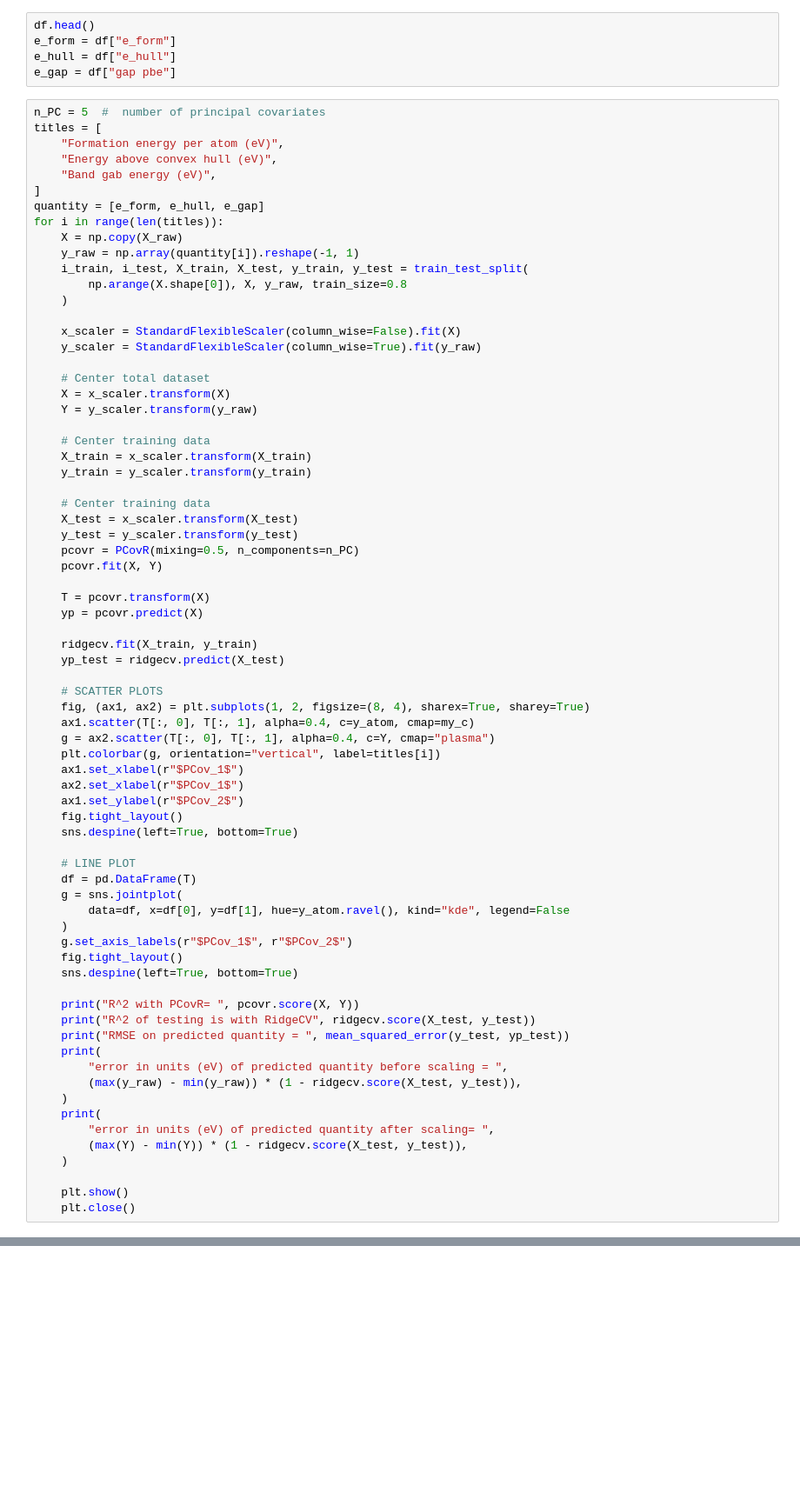
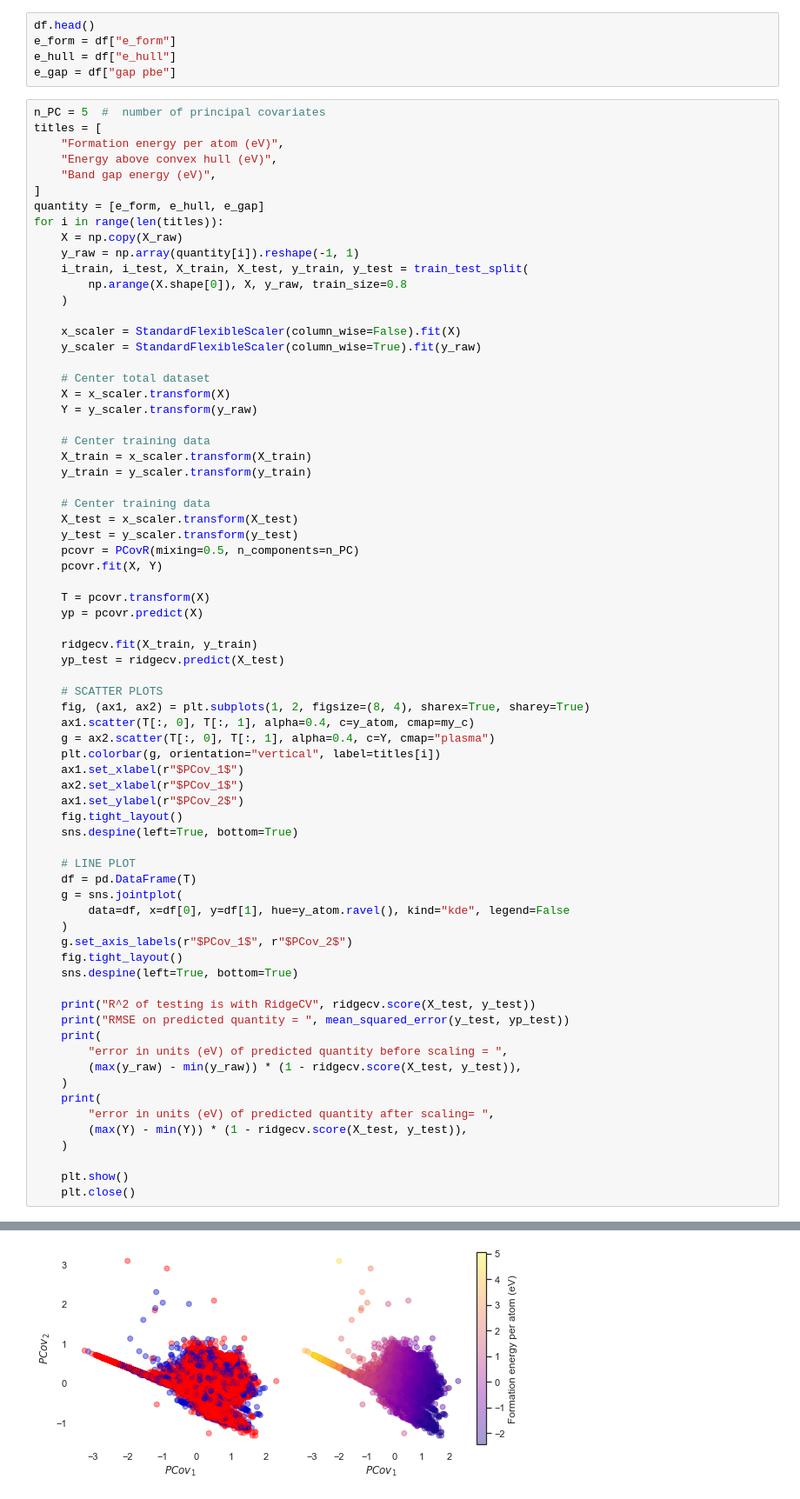
Before and after one commit to epfl-theos/r4-project, a Jupyter notebook: src/3.Energies_Pcovr.ipynb, the cells around one changed output, grey strips where cells are left out. Shown: that part at 87% size. Cells and saved outputs as stored; diff of their text form; blank space fills up the shorter version.

```diff
--- a/src/3.Energies_Pcovr.ipynb
+++ b/src/3.Energies_Pcovr.ipynb
@@ -152,7 +177,7 @@ n_PC = 5  #  number of principal covariates
 titles = [
     "Formation energy per atom (eV)",
     "Energy above convex hull (eV)",
-    "Band gab energy (eV)",
+    "Band gap energy (eV)",
 ]
 quantity = [e_form, e_hull, e_gap]
 for i in range(len(titles)):
@@ -205,7 +230,6 @@ for i in range(len(titles)):
     fig.tight_layout()
     sns.despine(left=True, bottom=True)
 
-    print("R^2 with PCovR= ", pcovr.score(X, Y))
     print("R^2 of testing is with RidgeCV", ridgecv.score(X_test, y_test))
     print("RMSE on predicted quantity = ", mean_squared_error(y_test, yp_test))
     print(
@@ -219,3 +243,4 @@ for i in range(len(titles)):
 
     plt.show()
     plt.close()
+# %% [output]
@@ -221,0 +252 @@ for i in range(len(titles)):
+[figure, added]
```
Also changed, not shown: parts of 7 cells of this notebook, 17 other files.
